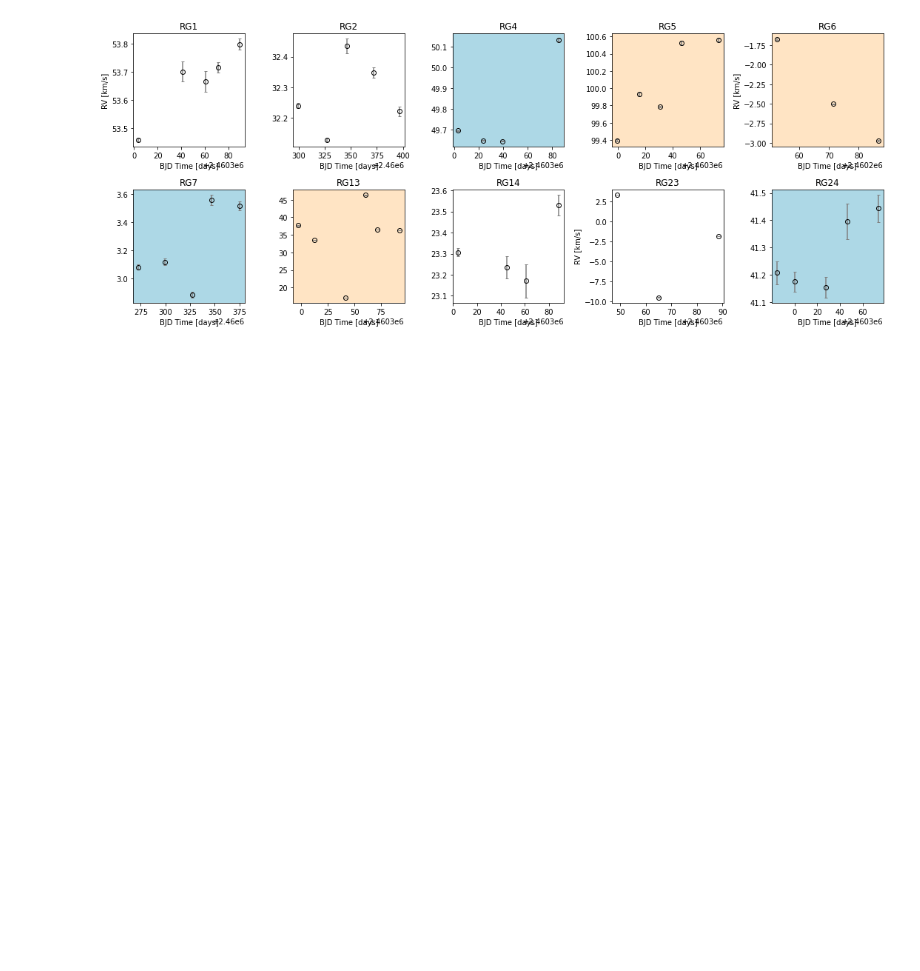
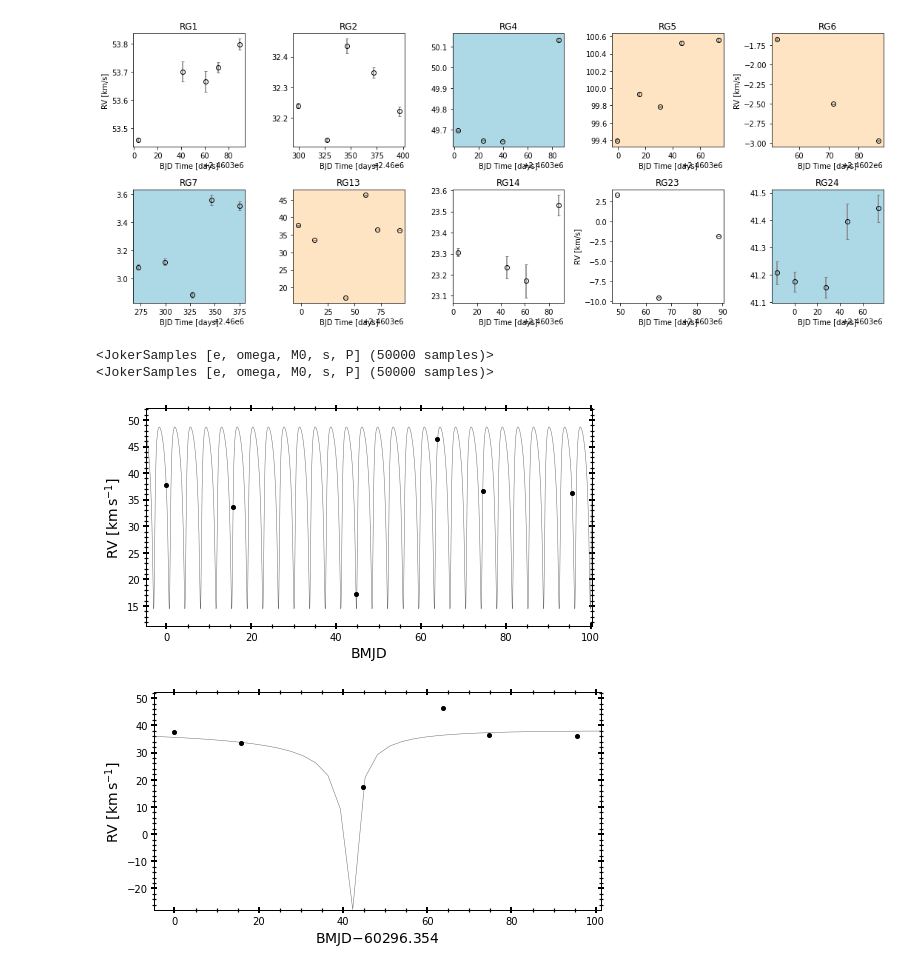
Before and after one commit to MaryumSayeed/ESPRESSO, a Jupyter notebook: scripts/read_fits.ipynb, the cells around one changed output. Drawn from its saved outputs; the diff is of its cells as text; code cells hidden in the pictures; blank space fills up the shorter version.

Commit message:
running the joker

```diff
--- a/scripts/read_fits.ipynb
+++ b/scripts/read_fits.ipynb
@@ -164,0 +217,7 @@ rnd = np.random.default_rng(seed=42)
+# %%
+ts1, ts2 = test_tj(13,prior_size=50_000,save=False,MCMC=False)
+# %% [output]
+<JokerSamples [e, omega, M0, s, P] (50000 samples)>
+<JokerSamples [e, omega, M0, s, P] (50000 samples)>
+[figure, added]
+[figure, added]
```
Also changed, not shown: parts of 19 cells of this notebook.
